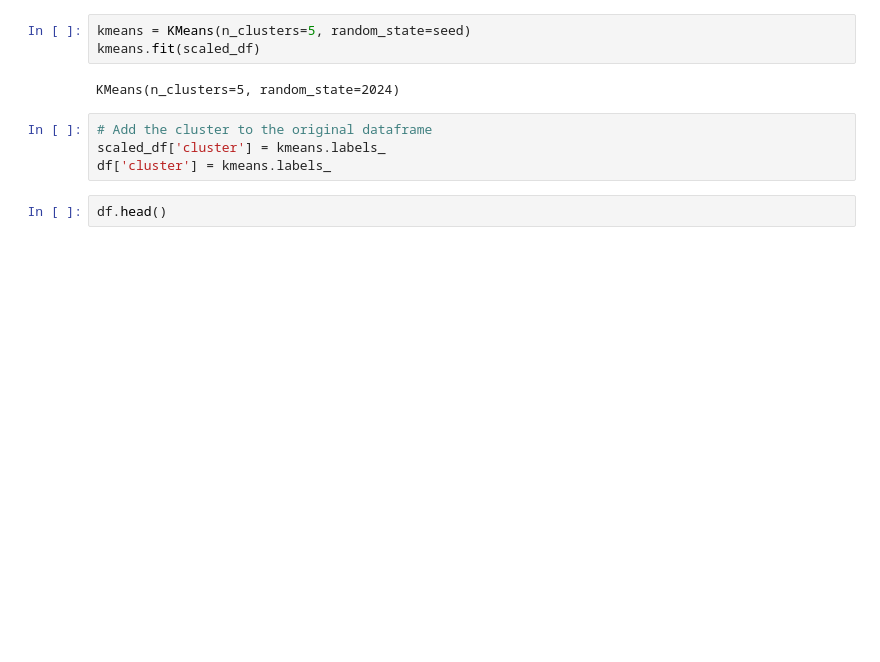
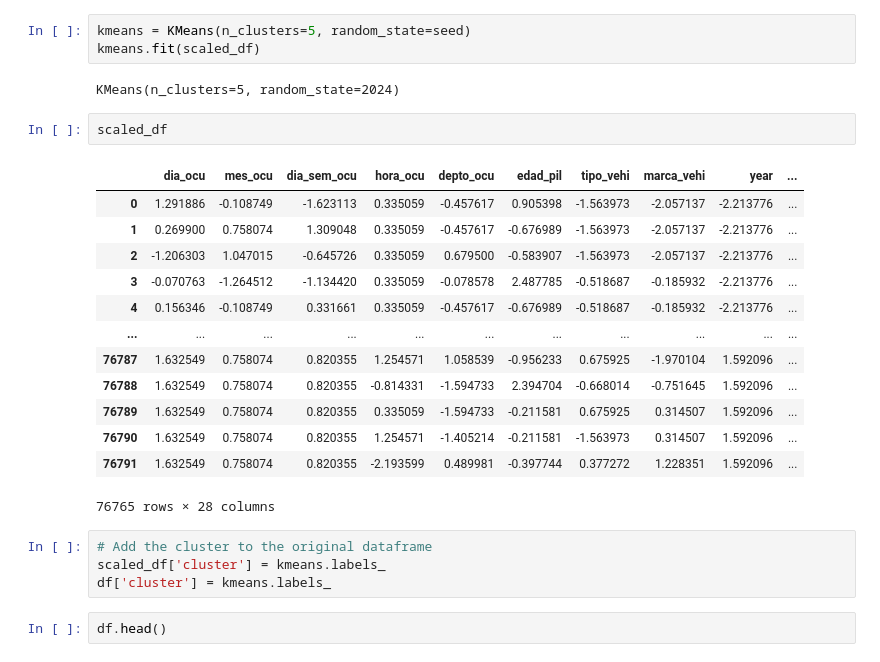
Before and after one commit to FranzCastillo/DM-Car-Incidents-in-GT-Analysis, a Jupyter notebook: Analysis.ipynb, the cells around one changed output. Cells and saved outputs as stored; diff of their text form; blank space fills up the shorter version.

```diff
--- a/Analysis.ipynb
+++ b/Analysis.ipynb
@@ -490,6 +724,22 @@ kmeans = KMeans(n_clusters=5, random_state=seed)
 kmeans.fit(scaled_df)
 # %% [output]
 KMeans(n_clusters=5, random_state=2024)
+# %%
+scaled_df
+# %% [output]
+|  | dia_ocu | mes_ocu | dia_sem_ocu | hora_ocu | depto_ocu | edad_pil | tipo_vehi | marca_vehi | year | ... |
+| 0 | 1.291886 | -0.108749 | -1.623113 | 0.335059 | -0.457617 | 0.905398 | -1.563973 | -2.057137 | -2.213776 | ... |
+| 1 | 0.269900 | 0.758074 | 1.309048 | 0.335059 | -0.457617 | -0.676989 | -1.563973 | -2.057137 | -2.213776 | ... |
+| 2 | -1.206303 | 1.047015 | -0.645726 | 0.335059 | 0.679500 | -0.583907 | -1.563973 | -2.057137 | -2.213776 | ... |
+| 3 | -0.070763 | -1.264512 | -1.134420 | 0.335059 | -0.078578 | 2.487785 | -0.518687 | -0.185932 | -2.213776 | ... |
+| 4 | 0.156346 | -0.108749 | 0.331661 | 0.335059 | -0.457617 | -0.676989 | -0.518687 | -0.185932 | -2.213776 | ... |
+| ... | ... | ... | ... | ... | ... | ... | ... | ... | ... | ... |
+| 76787 | 1.632549 | 0.758074 | 0.820355 | 1.254571 | 1.058539 | -0.956233 | 0.675925 | -1.970104 | 1.592096 | ... |
+| 76788 | 1.632549 | 0.758074 | 0.820355 | -0.814331 | -1.594733 | 2.394704 | -0.668014 | -0.751645 | 1.592096 | ... |
+| 76789 | 1.632549 | 0.758074 | 0.820355 | 0.335059 | -1.594733 | -0.211581 | 0.675925 | 0.314507 | 1.592096 | ... |
+| 76790 | 1.632549 | 0.758074 | 0.820355 | 1.254571 | -1.405214 | -0.211581 | -1.563973 | 0.314507 | 1.592096 | ... |
+| 76791 | 1.632549 | 0.758074 | 0.820355 | -2.193599 | 0.489981 | -0.397744 | 0.377272 | 1.228351 | 1.592096 | ... |
+76765 rows × 28 columns
 # %%
 # Add the cluster to the original dataframe
 scaled_df['cluster'] = kmeans.labels_
```
Also changed, not shown: parts of 12 cells of this notebook.
